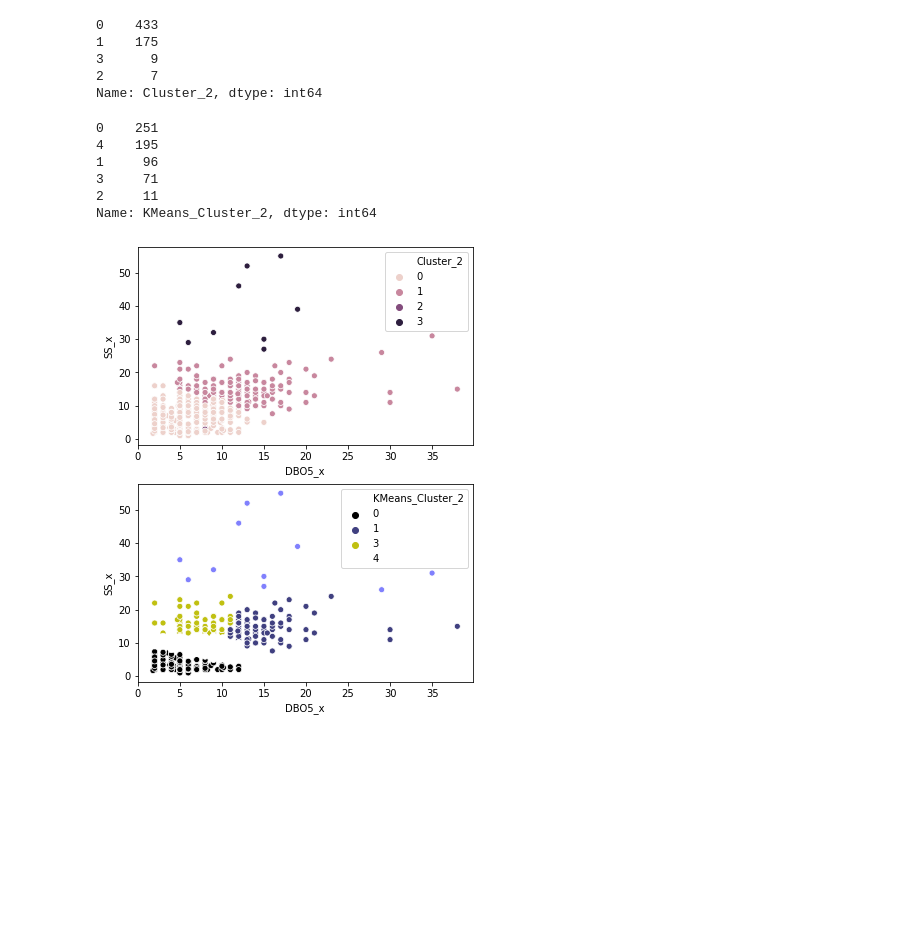
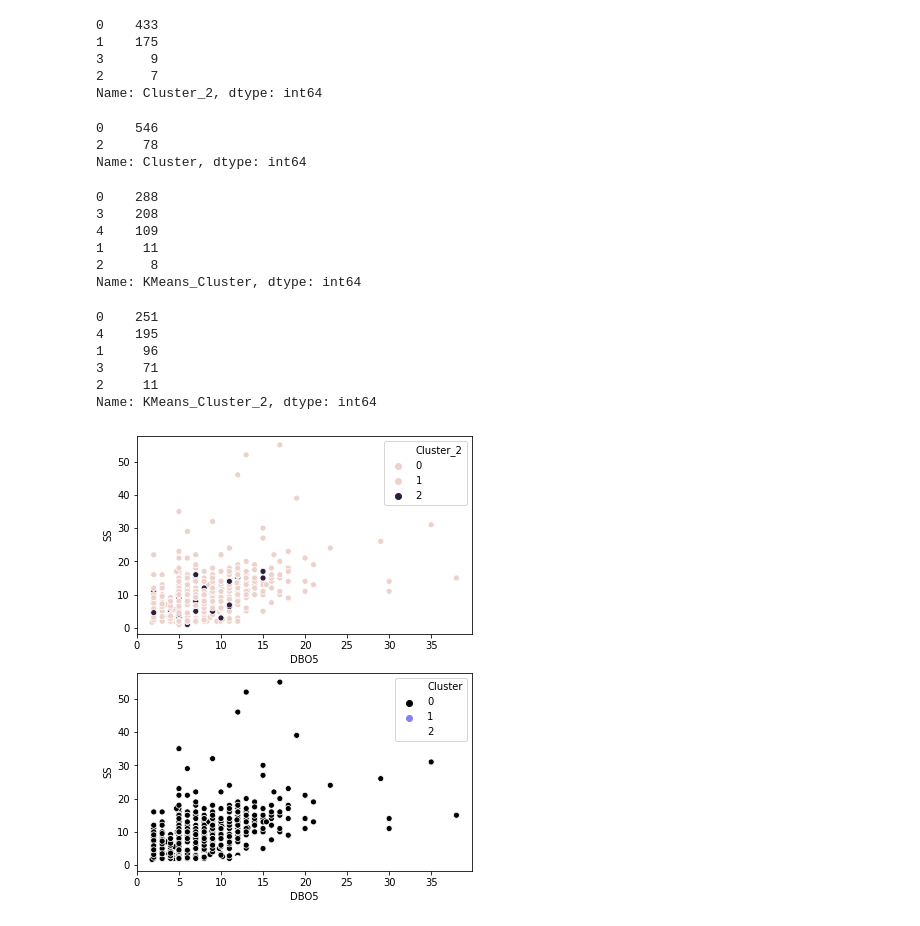
Before and after one commit to laura290/Project-Final, a Jupyter notebook: src/Resultados(b).ipynb, the cells around one changed output. Cells and saved outputs as stored; diff of their text form; code cells hidden in the pictures; blank space fills up the shorter version.

```diff
--- a/src/Resultados(b).ipynb
+++ b/src/Resultados(b).ipynb
@@ -27,6 +27,21 @@ data_2["Cluster_2"].value_counts()
 3      9
 2      7
 Name: Cluster_2, dtype: int64
+# %%
+data_2["Cluster"].value_counts()
+# %% [output]
+0    546
+2     78
+Name: Cluster, dtype: int64
+# %%
+data_2["KMeans_Cluster"].value_counts()
+# %% [output]
+0    288
+3    208
+4    109
+1     11
+2      8
+Name: KMeans_Cluster, dtype: int64
 # %%
 data_2["KMeans_Cluster_2"].value_counts()
 # %% [output]
@@ -38,8 +53,8 @@ data_2["KMeans_Cluster_2"].value_counts()
 Name: KMeans_Cluster_2, dtype: int64
 # %%
 fig, ax = plt.subplots(2, 1, figsize = (6, 8))
-sns.scatterplot("DBO5_x", "SS_x", data = data_2, hue = "Cluster_2", ax = ax[0]);
-sns.scatterplot("DBO5_x", "SS_x", data = data_2, hue = "KMeans_Cluster_2",
+sns.scatterplot("DBO5", "SS", data = data_2, hue = "Cluster_2", ax = ax[0]);
+sns.scatterplot("DBO5", "SS", data = data_2, hue = "Cluster",
                 palette = "gist_stern", ax = ax[1]);
 # %% [output]
-[figure, old version]
+[figure, new version]
```
Also changed, not shown: parts of 2 cells of this notebook, 6 other files.
